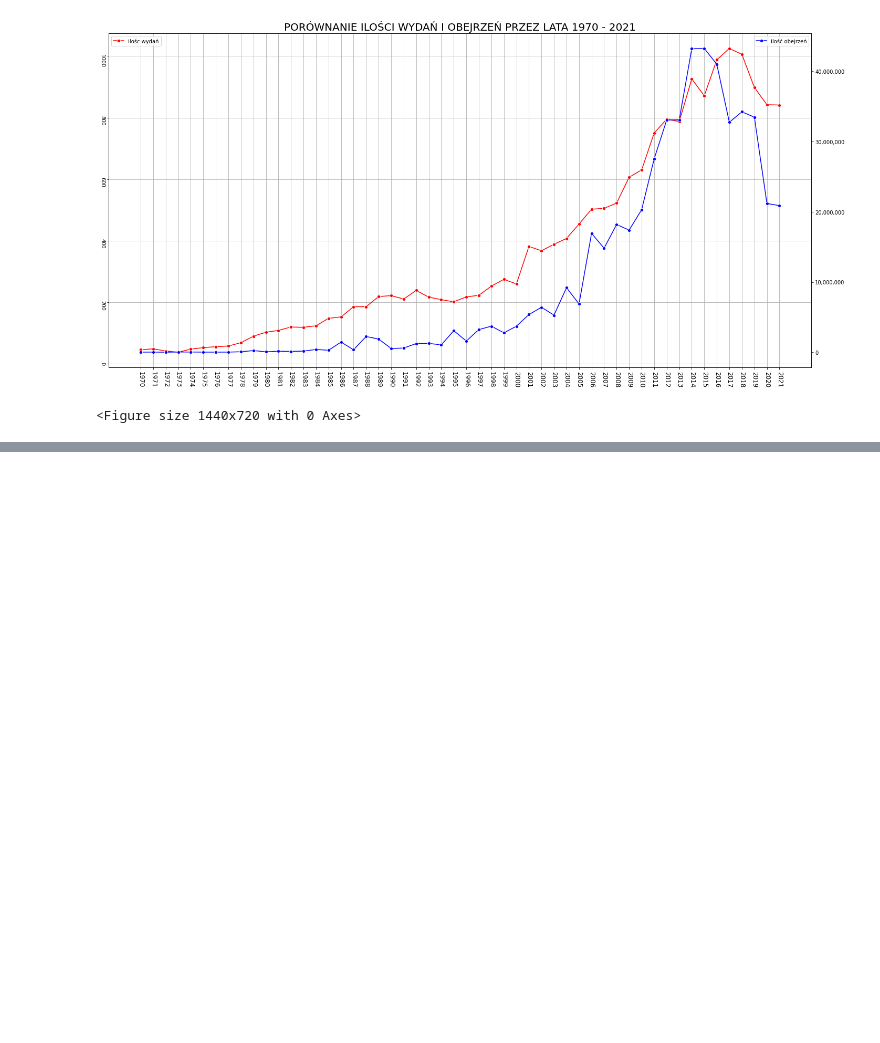
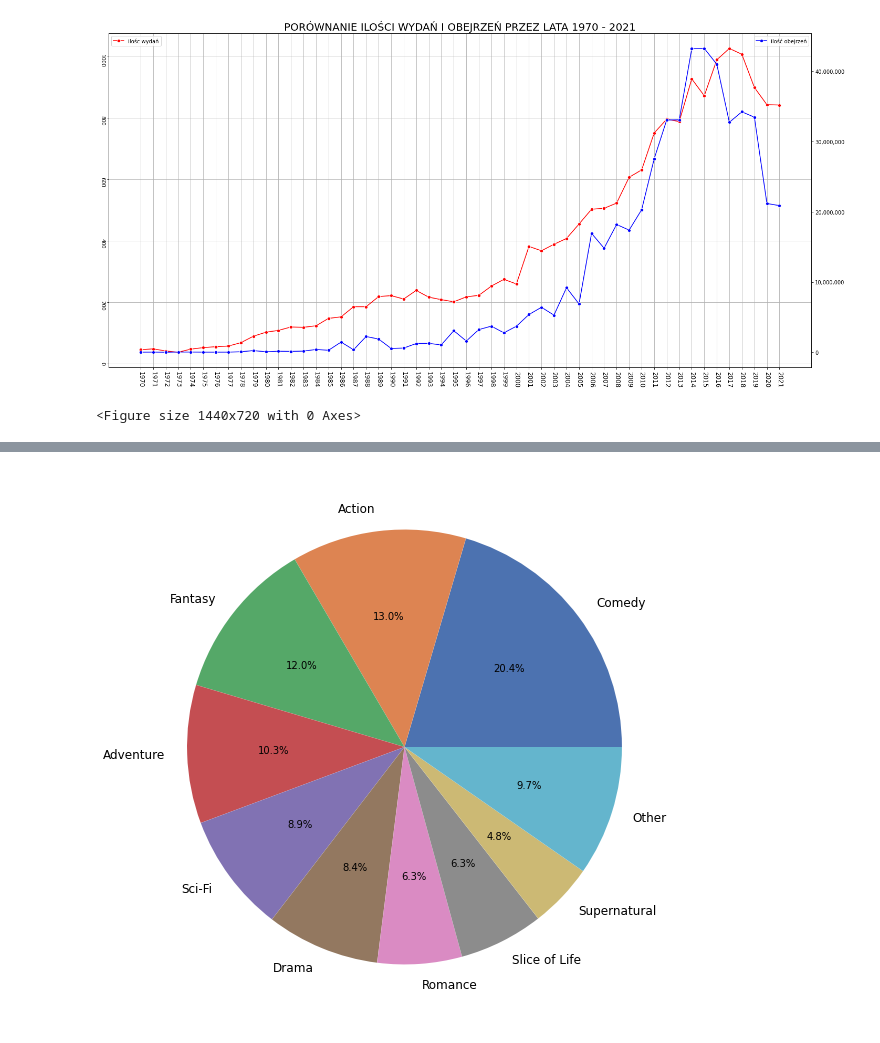
Before and after one commit to BloodyShrimp/Visualizing_Anime, a Jupyter notebook: data_refining.ipynb, the cells around one changed output, grey strips where cells are left out. Saved outputs shown, nothing was run; the diff lists cells and outputs as text; code cells hidden in the pictures; blank space fills up the shorter version.

Commit message:
Dodano pie chart

```diff
--- a/data_refining.ipynb
+++ b/data_refining.ipynb
@@ -580,0 +583,5 @@ plt.clf()
+# %%
+genres_pie = genres_count_year.groupby(['genre'])['count'].agg(['sum']).reset_index()
+# with pd.option_context('display.max_rows', None, 'display.max_columns', None):  # more options can be specified also
+#     print(genres_pie)
+genres_pie
@@ -580,0 +602,4 @@ plt.clf()
+# %%
+genre_list = ['Action', 'Adventure', 'Avant Garde', 'Boys Love', 'Comedy', 'Drama', 'Fantasy', 'Girls Love', 'Gourmet', 'Horror', 'Mystery', 'Romance', 'Sci-Fi', 'Slice of Life', 'Sports', 'Supernatural', 'Suspense']
+genres_pie_genres = genres_pie[genres_pie['genre'].isin(genre_list)].reset_index(drop=True)
+genres_pie_genres
@@ -580,0 +625,7 @@ plt.clf()
+# %%
+other_sum = genres_pie_genres.loc[genres_pie_genres['sum'] < 1000, 'sum'].sum()
+genres_pie_genres = genres_pie_genres[genres_pie_genres['sum'] >= 1000]
+other_row = {'genre': 'Other', 'sum': other_sum}
+genres_pie_genres = genres_pie_genres.sort_values(by=['sum', 'genre'], ascending=[False, True], ignore_index=True)
+genres_pie_genres = genres_pie_genres.append(other_row, ignore_index=True)
+genres_pie_genres
@@ -580,0 +644,6 @@ plt.clf()
+# %%
+colors = sns.color_palette('deep')
+plt.pie(genres_pie_genres['sum'], labels=genres_pie_genres['genre'], colors=colors, autopct='%.1f%%')
+plt.show()
+# %% [output]
+[figure, added]
```
Also changed, not shown: parts of 4 cells of this notebook.
